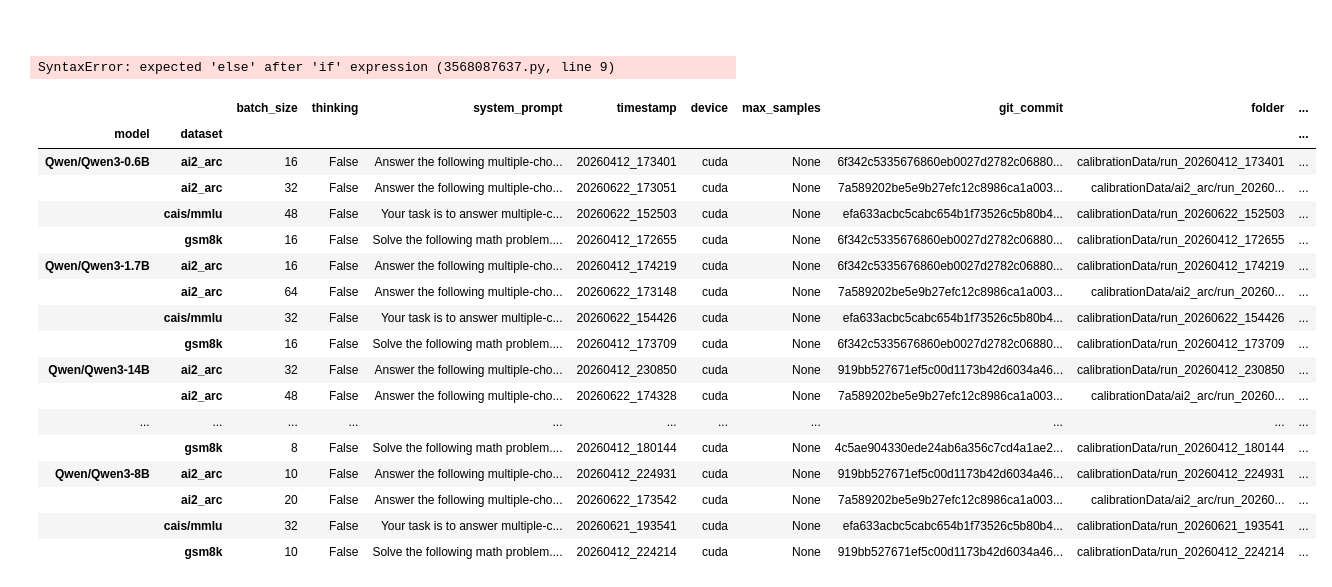
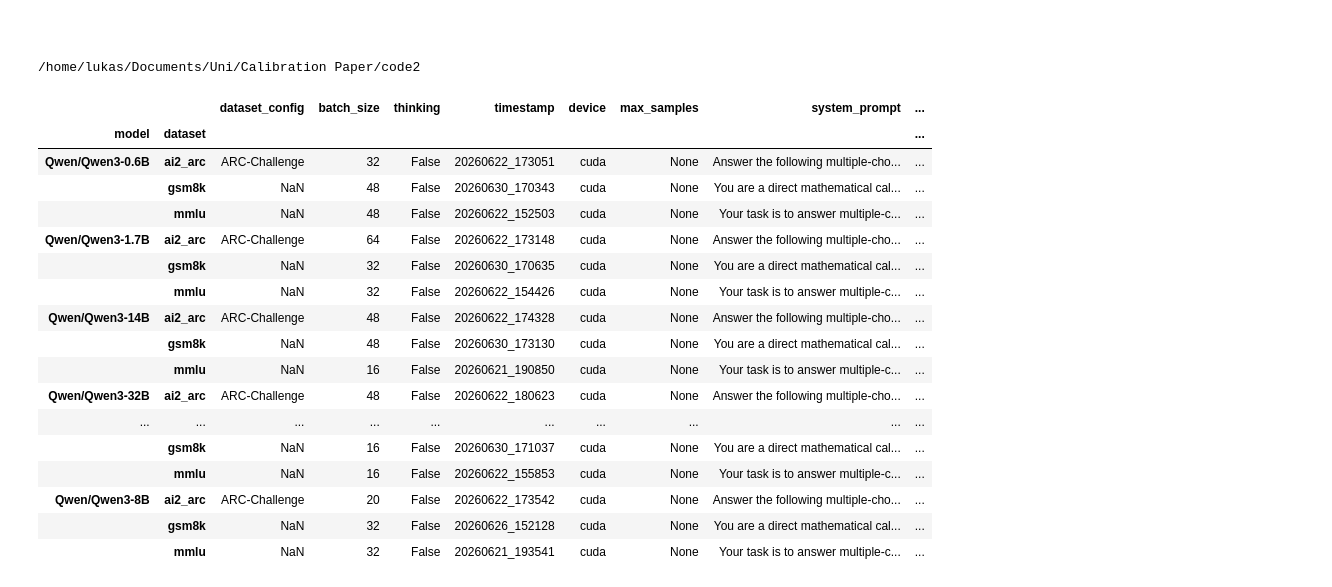
Before and after one commit to itsfernn/llm_calibration, a Jupyter notebook: notebooks/CalibrationVsSize.ipynb, the cells around one changed output. Drawn from its saved outputs; the diff is of its cells as text; code cells hidden in the pictures.

```diff
--- a/notebooks/CalibrationVsSize.ipynb
+++ b/notebooks/CalibrationVsSize.ipynb
@@ -1,23 +1,24 @@
 # %% [markdown]
 #
 # %%
-import os
-os.chdir("..")  # go up one level
+%cd ..
+# %% [output]
+/home/lukas/Documents/Uni/Calibration Paper/code2
 # %%
 import glob
 import json
 import pandas as pd
-import numpy as np
 import re
 
-paths = glob.glob("calibrationdata/**/metadata.json", recursive=True)
+paths = glob.glob("calibrationData/**/metadata.json", recursive=True)
 
-new_paths = [p if "old" not in Paths(p).parts for p in paths]
-paths = new_paths
+exclude = ["old", "additional"]
+
+filtered_paths = [path for path in paths if not any(exclude_item in path for exclude_item in exclude)]
 
 rows = []
 
-for path in paths:
+for path in filtered_paths:
     try:
         with open(path, "r") as f:
             data = json.load(f)
@@ -30,6 +31,7 @@ for path in paths:
 
 df = pd.DataFrame(rows)
 df["dataset"] = df["dataset"].fillna("gsm8k")
+df["dataset"] = df["dataset"].replace({"cais/mmlu": "mmlu"})
 
 
 def get_model_size(model_name):
@@ -38,34 +40,28 @@ def get_model_size(model_name):
 
 df["model_size"] = df["model"].apply(get_model_size)
 
-df = df.set_index( ["model", "dataset"])
-df_thinking = df[df["thinking"] == True]
-df = df[df["thinking"] == False]
-df = df[df["type"].isnull()]
-df = df.sort_index()
+summary = df.set_index( ["model", "dataset"]).sort_index()
-# %% [output]
-SyntaxError: expected 'else' after 'if' expression (3568087637.py, line 9)
 # %%
-df
+summary
 # %% [output]
-|  |  | batch_size | thinking | system_prompt | timestamp | device | max_samples | git_commit | folder | ... |
-| model | dataset |  |  |  |  |  |  |  |  | ... |
-| Qwen/Qwen3-0.6B | ai2_arc | 16 | False | Answer the following multiple-cho... | 20260412_173401 | cuda | None | 6f342c5335676860eb0027d2782c06880... | calibrationData/run_20260412_173401 | ... |
-|  | ai2_arc | 32 | False | Answer the following multiple-cho... | 20260622_173051 | cuda | None | 7a589202be5e9b27efc12c8986ca1a003... | calibrationData/ai2_arc/run_20260... | ... |
-|  | cais/mmlu | 48 | False | Your task is to answer multiple-c... | 20260622_152503 | cuda | None | efa633acbc5cabc654b1f73526c5b80b4... | calibrationData/run_20260622_152503 | ... |
-|  | gsm8k | 16 | False | Solve the following math problem.... | 20260412_172655 | cuda | None | 6f342c5335676860eb0027d2782c06880... | calibrationData/run_20260412_172655 | ... |
-| Qwen/Qwen3-1.7B | ai2_arc | 16 | False | Answer the following multiple-cho... | 20260412_174219 | cuda | None | 6f342c5335676860eb0027d2782c06880... | calibrationData/run_20260412_174219 | ... |
-|  | ai2_arc | 64 | False | Answer the following multiple-cho... | 20260622_173148 | cuda | None | 7a589202be5e9b27efc12c8986ca1a003... | calibrationData/ai2_arc/run_20260... | ... |
-|  | cais/mmlu | 32 | False | Your task is to answer multiple-c... | 20260622_154426 | cuda | None | efa633acbc5cabc654b1f73526c5b80b4... | calibrationData/run_20260622_154426 | ... |
-|  | gsm8k | 16 | False | Solve the following math problem.... | 20260412_173709 | cuda | None | 6f342c5335676860eb0027d2782c06880... | calibrationData/run_20260412_173709 | ... |
-| Qwen/Qwen3-14B | ai2_arc | 32 | False | Answer the following multiple-cho... | 20260412_230850 | cuda | None | 919bb527671ef5c00d1173b42d6034a46... | calibrationData/run_20260412_230850 | ... |
-|  | ai2_arc | 48 | False | Answer the following multiple-cho... | 20260622_174328 | cuda | None | 7a589202be5e9b27efc12c8986ca1a003... | calibrationData/ai2_arc/run_20260... | ... |
-| ... | ... | ... | ... | ... | ... | ... | ... | ... | ... | ... |
-|  | gsm8k | 8 | False | Solve the following math problem.... | 20260412_180144 | cuda | None | 4c5ae904330ede24ab6a356c7cd4a1ae2... | calibrationData/run_20260412_180144 | ... |
-| Qwen/Qwen3-8B | ai2_arc | 10 | False | Answer the following multiple-cho... | 20260412_224931 | cuda | None | 919bb527671ef5c00d1173b42d6034a46... | calibrationData/run_20260412_224931 | ... |
-|  | ai2_arc | 20 | False | Answer the following multiple-cho... | 20260622_173542 | cuda | None | 7a589202be5e9b27efc12c8986ca1a003... | calibrationData/ai2_arc/run_20260... | ... |
-|  | cais/mmlu | 32 | False | Your task is to answer multiple-c... | 20260621_193541 | cuda | None | efa633acbc5cabc654b1f73526c5b80b4... | calibrationData/run_20260621_193541 | ... |
-|  | gsm8k | 10 | False | Solve the following math problem.... | 20260412_224214 | cuda | None | 919bb527671ef5c00d1173b42d6034a46... | calibrationData/run_20260412_224214 | ... |
+|  |  | dataset_config | batch_size | thinking | timestamp | device | max_samples | system_prompt | ... |
+| model | dataset |  |  |  |  |  |  |  | ... |
+| Qwen/Qwen3-0.6B | ai2_arc | ARC-Challenge | 32 | False | 20260622_173051 | cuda | None | Answer the following multiple-cho... | ... |
+|  | gsm8k | NaN | 48 | False | 20260630_170343 | cuda | None | You are a direct mathematical cal... | ... |
+|  | mmlu | NaN | 48 | False | 20260622_152503 | cuda | None | Your task is to answer multiple-c... | ... |
+| Qwen/Qwen3-1.7B | ai2_arc | ARC-Challenge | 64 | False | 20260622_173148 | cuda | None | Answer the following multiple-cho... | ... |
+|  | gsm8k | NaN | 32 | False | 20260630_170635 | cuda | None | You are a direct mathematical cal... | ... |
+|  | mmlu | NaN | 32 | False | 20260622_154426 | cuda | None | Your task is to answer multiple-c... | ... |
+| Qwen/Qwen3-14B | ai2_arc | ARC-Challenge | 48 | False | 20260622_174328 | cuda | None | Answer the following multiple-cho... | ... |
+|  | gsm8k | NaN | 48 | False | 20260630_173130 | cuda | None | You are a direct mathematical cal... | ... |
+|  | mmlu | NaN | 16 | False | 20260621_190850 | cuda | None | Your task is to answer multiple-c... | ... |
+| Qwen/Qwen3-32B | ai2_arc | ARC-Challenge | 48 | False | 20260622_180623 | cuda | None | Answer the following multiple-cho... | ... |
+| ... | ... | ... | ... | ... | ... | ... | ... | ... | ... |
+|  | gsm8k | NaN | 16 | False | 20260630_171037 | cuda | None | You are a direct mathematical cal... | ... |
+|  | mmlu | NaN | 16 | False | 20260622_155853 | cuda | None | Your task is to answer multiple-c... | ... |
+| Qwen/Qwen3-8B | ai2_arc | ARC-Challenge | 20 | False | 20260622_173542 | cuda | None | Answer the following multiple-cho... | ... |
+|  | gsm8k | NaN | 32 | False | 20260626_152128 | cuda | None | You are a direct mathematical cal... | ... |
+|  | mmlu | NaN | 32 | False | 20260621_193541 | cuda | None | Your task is to answer multiple-c... | ... |
 # %%
 import numpy as np
 import re
```
Also changed, not shown: parts of 22 cells of this notebook, 10 other files.
